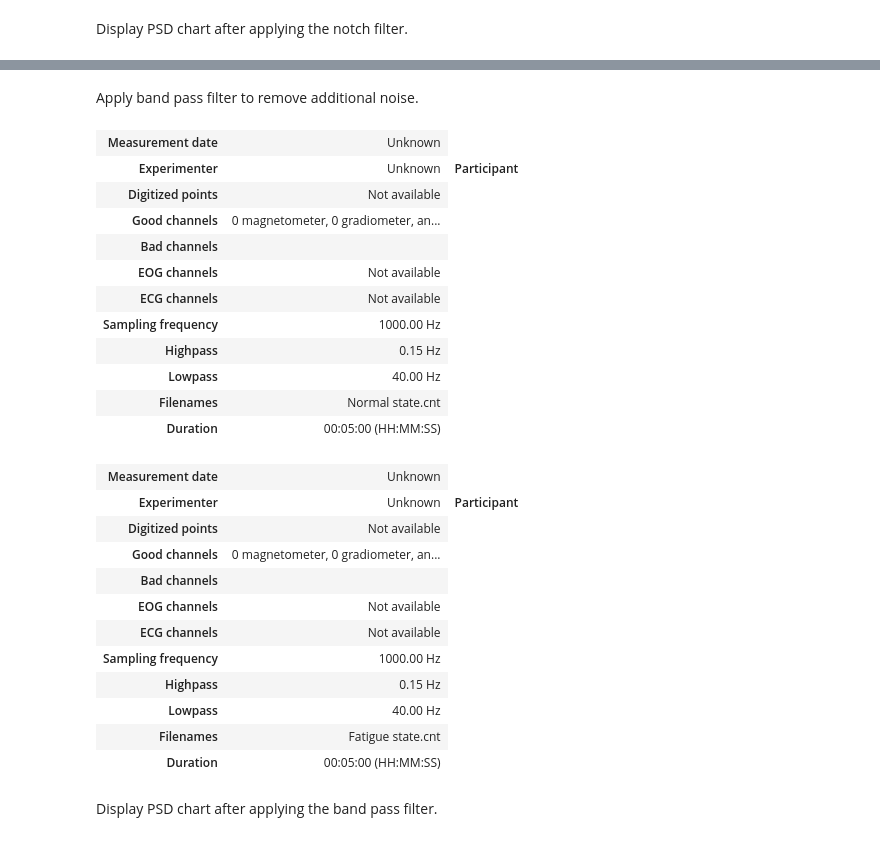
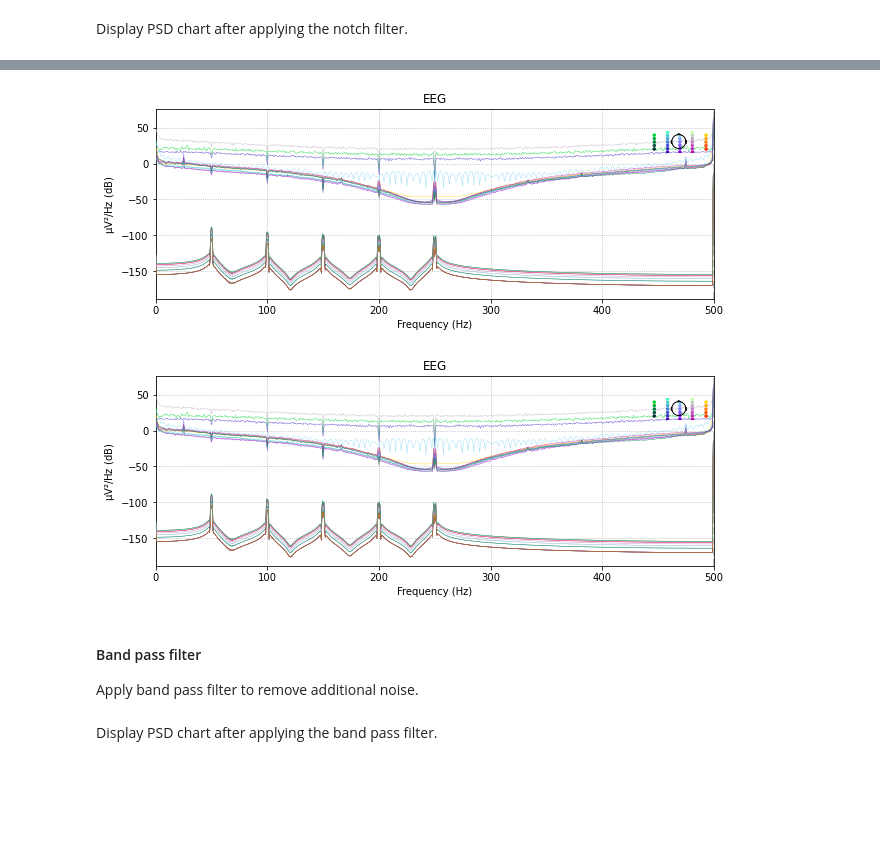
Before and after one commit to sskender/introduction-to-data-science, a Jupyter notebook: research.ipynb, the cells around one changed output, grey strips where cells are left out. Drawn from its saved outputs; the diff is of its cells as text; code cells hidden in the pictures; blank space fills up the shorter version.

```diff
--- a/research.ipynb
+++ b/research.ipynb
@@ -188,32 +164,9 @@ raw_fatigue.plot_psd()
+# %%
+raw_fatigue_list[0].plot_psd()
+# %% [output]
+[figure, added]
+[figure, added]
 # %% [markdown]
+#### Band pass filter
+
 Apply band pass filter to remove additional noise.
-# %%
-raw_normal.filter(0.15, 40)
-# %% [output]
-| Measurement date | Unknown |
-| Experimenter | Unknown | Participant |
-| Digitized points | Not available |
-| Good channels | 0 magnetometer, 0 gradiometer, an... |
-| Bad channels |  |
-| EOG channels | Not available |
-| ECG channels | Not available |
-| Sampling frequency | 1000.00 Hz |
-| Highpass | 0.15 Hz |
-| Lowpass | 40.00 Hz |
-| Filenames | Normal state.cnt |
-| Duration | 00:05:00 (HH:MM:SS) |
-# %%
-raw_fatigue.filter(0.15, 40)
-# %% [output]
-| Measurement date | Unknown |
-| Experimenter | Unknown | Participant |
-| Digitized points | Not available |
-| Good channels | 0 magnetometer, 0 gradiometer, an... |
-| Bad channels |  |
-| EOG channels | Not available |
-| ECG channels | Not available |
-| Sampling frequency | 1000.00 Hz |
-| Highpass | 0.15 Hz |
-| Lowpass | 40.00 Hz |
-| Filenames | Fatigue state.cnt |
-| Duration | 00:05:00 (HH:MM:SS) |
```
Also changed, not shown: parts of 39 cells of this notebook.
